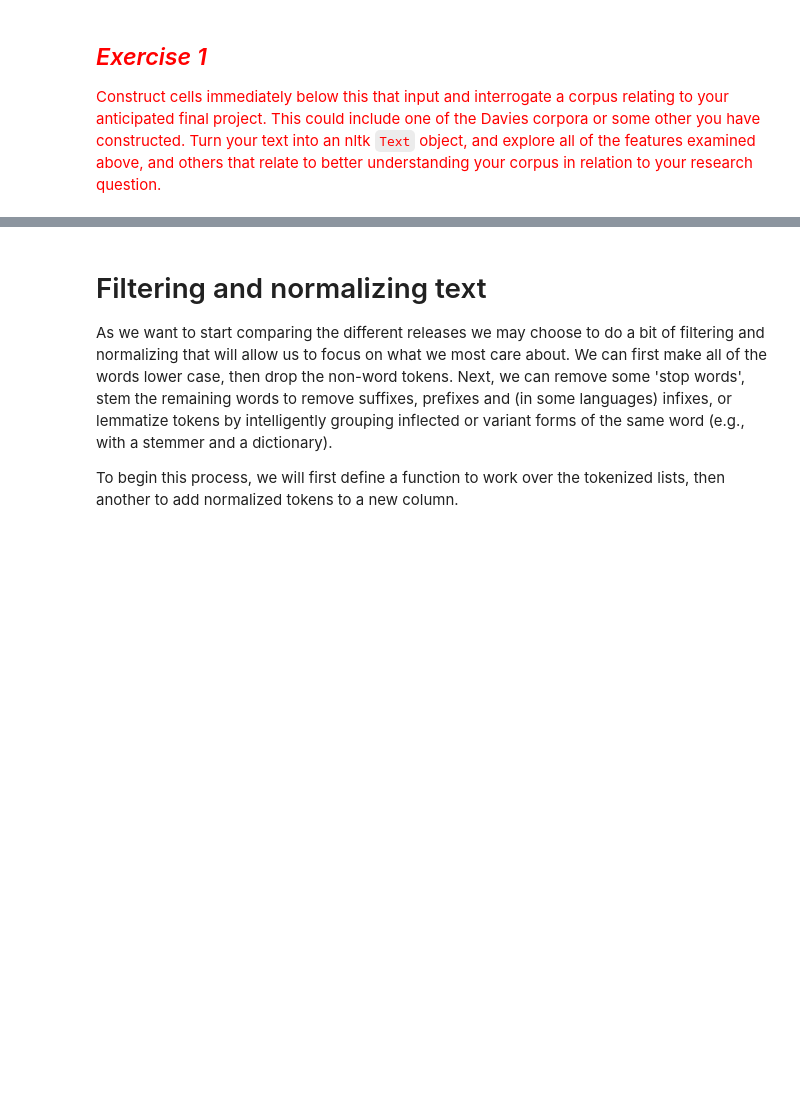
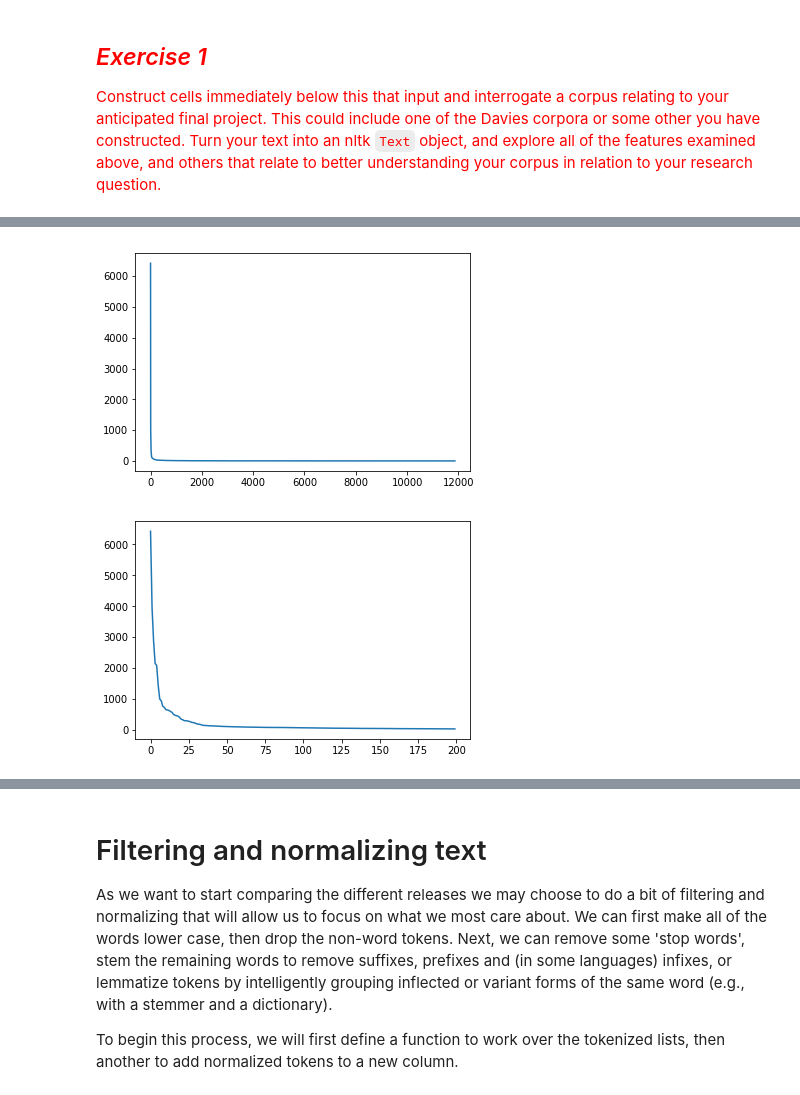
Before and after one commit to luxin-tian/Content-Analysis-2020, a Jupyter notebook: week-4/4-Counting-Words-Phrases_Exercise.ipynb, the cells around one changed output, grey strips where cells are left out. Cells and saved outputs as stored; diff of their text form; code cells hidden in the pictures; blank space fills up the shorter version.

```diff
--- a/week-4/4-Counting-Words-Phrases_Exercise.ipynb
+++ b/week-4/4-Counting-Words-Phrases_Exercise.ipynb
@@ -473,0 +526,8 @@ whReleases
+# %%
+# Get the description texts in a array
+art_chicago_words = art_chicago['description_text']
+# %%
+# Tokenize the words in all the descriptions and store in one list
+art_chicago_words_list = []
+for description in art_chicago_words:
+    art_chicago_words_list += word_tokenize(description)
@@ -473,0 +548,22 @@ whReleases
+# %%
+# Define a word counter
+def wordCounter(wordLst):
+    wordCounts = {}
+    for word in wordLst:
+        #We usually need to normalize the case
+        wLower = word.lower()
+        if wLower in wordCounts:
+            wordCounts[wLower] += 1
+        else:
+            wordCounts[wLower] = 1
+    #convert to DataFrame
+    countsForFrame = {'word' : [], 'count' : []}
+    for w, c in wordCounts.items():
+        countsForFrame['word'].append(w)
+        countsForFrame['count'].append(c)
+    return pandas.DataFrame(countsForFrame)
+# %%
+# Perform word counting on the museum corpus and return the word frequencies
+word_count = wordCounter(art_chicago_words_list)
+word_count.sort_values('count', ascending=False, inplace=True)
+word_count[:100]
@@ -473,0 +589,15 @@ whReleases
+# %%
+# Plot the word frequencies to see the Zipf's Law
+fig = plt.figure()
+plt.plot(range(len(word_count)), word_count['count'])
+plt.show()
+
+# The range of the x-axis is too wide to see any pattern.
+# Plot on another graph to see the reduction of frequency of the top 200 common-used words
+
+# Plot the word frequencies again to see the Zipf's Law
+plt.plot(range(len(word_count[:200])), word_count['count'][:200])
+plt.show()
+# %% [output]
+[figure, added]
+[figure, added]
```
Also changed, not shown: parts of 62 cells of this notebook, 1 other file.
